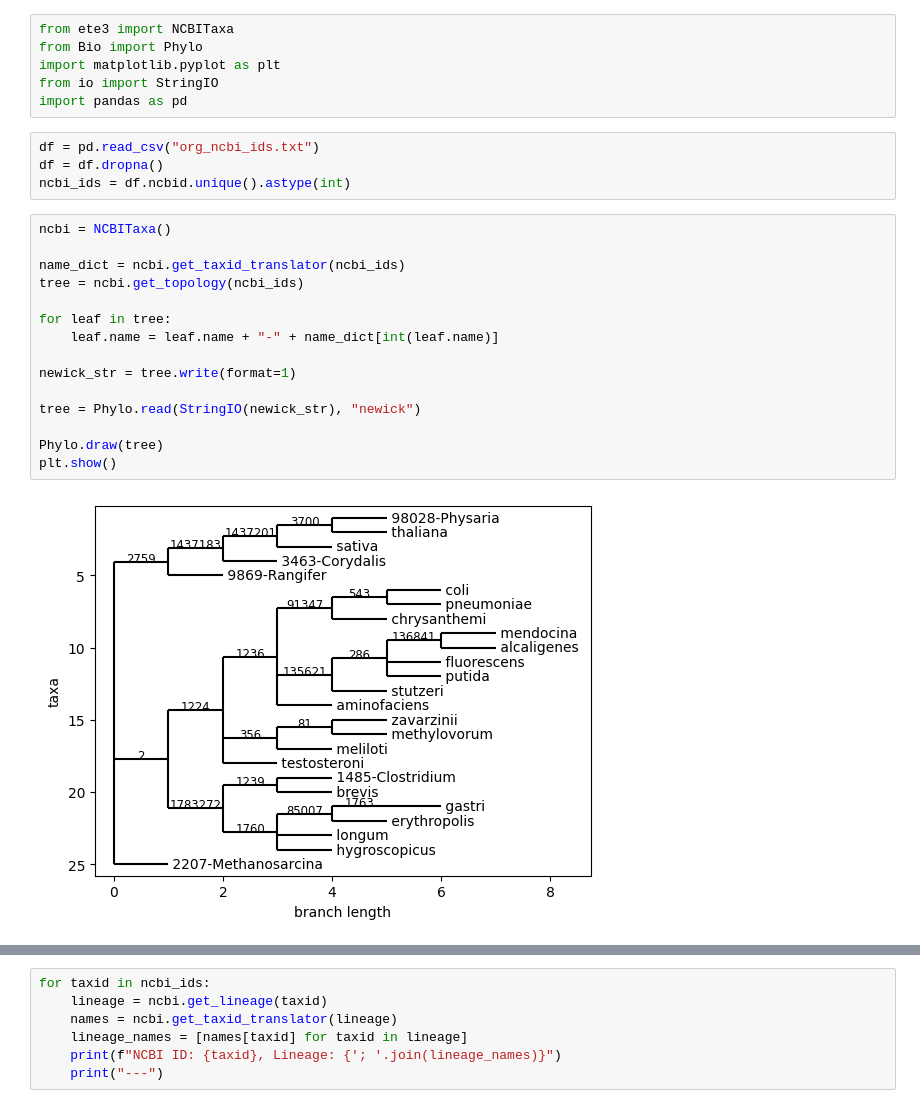
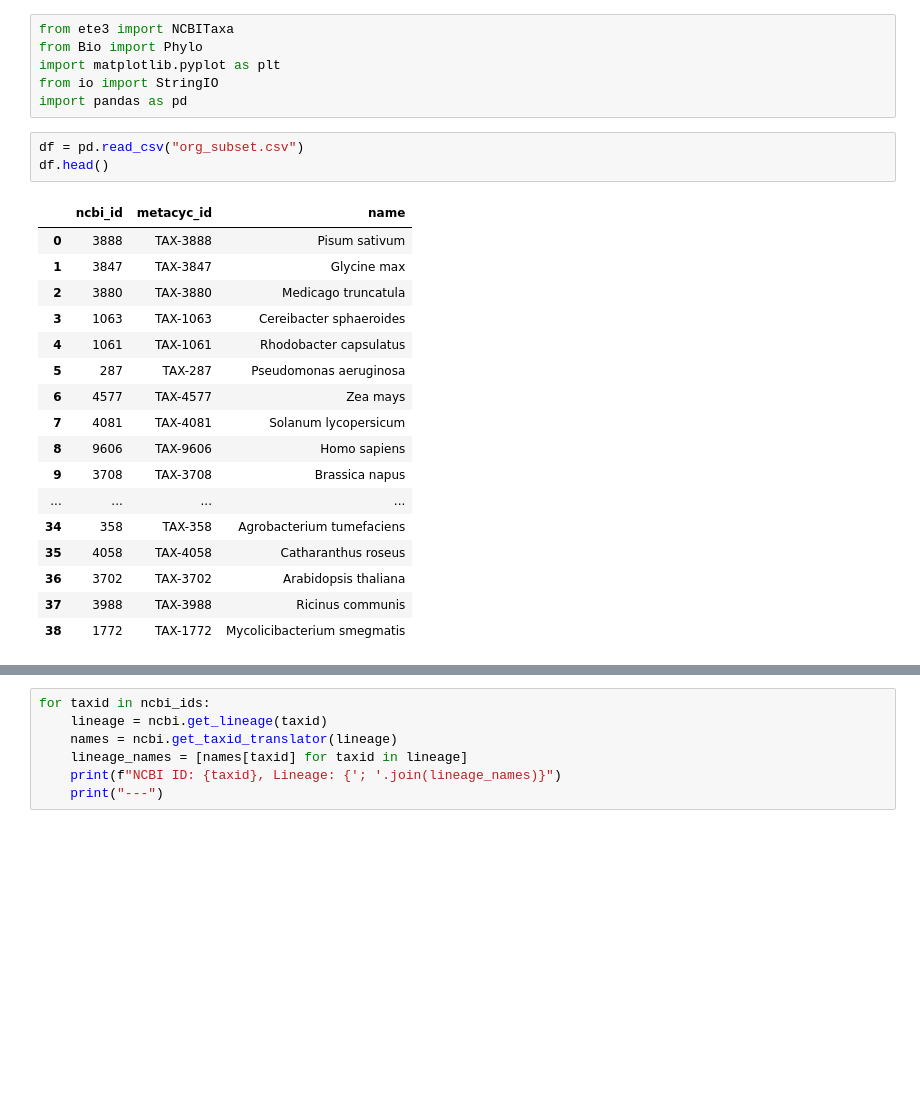
Before and after one commit to pweglik/data-exploration, a Jupyter notebook: projekt/trees.ipynb, the cells around one changed output, grey strips where cells are left out. Drawn from its saved outputs; the diff is of its cells as text; blank space fills up the shorter version.

```diff
--- a/projekt/trees.ipynb
+++ b/projekt/trees.ipynb
@@ -4,24 +4,24 @@ from Bio import Phylo
 import matplotlib.pyplot as plt
 from io import StringIO
 import pandas as pd
-# %%
-df = pd.read_csv("org_ncbi_ids.txt")
-df = df.dropna()
-ncbi_ids = df.ncbid.unique().astype(int)
-# %%
-ncbi = NCBITaxa()
-
-name_dict = ncbi.get_taxid_translator(ncbi_ids)
-tree = ncbi.get_topology(ncbi_ids)
-
-for leaf in tree:
-    leaf.name = leaf.name + "-" + name_dict[int(leaf.name)]
-
-newick_str = tree.write(format=1)
-
-tree = Phylo.read(StringIO(newick_str), "newick")
-
-Phylo.draw(tree)
-plt.show()
-# %% [output]
-[figure, removed]
+# %%
+df = pd.read_csv("org_subset.csv")
+df.head()
+# %% [output]
+|  | ncbi_id | metacyc_id | name |
+| 0 | 3888 | TAX-3888 | Pisum sativum |
+| 1 | 3847 | TAX-3847 | Glycine max |
+| 2 | 3880 | TAX-3880 | Medicago truncatula |
+| 3 | 1063 | TAX-1063 | Cereibacter sphaeroides |
+| 4 | 1061 | TAX-1061 | Rhodobacter capsulatus |
+| 5 | 287 | TAX-287 | Pseudomonas aeruginosa |
+| 6 | 4577 | TAX-4577 | Zea mays |
+| 7 | 4081 | TAX-4081 | Solanum lycopersicum |
+| 8 | 9606 | TAX-9606 | Homo sapiens |
+| 9 | 3708 | TAX-3708 | Brassica napus |
+| ... | ... | ... | ... |
+| 34 | 358 | TAX-358 | Agrobacterium tumefaciens |
+| 35 | 4058 | TAX-4058 | Catharanthus roseus |
+| 36 | 3702 | TAX-3702 | Arabidopsis thaliana |
+| 37 | 3988 | TAX-3988 | Ricinus communis |
+| 38 | 1772 | TAX-1772 | Mycolicibacterium smegmatis |
```
Also changed, not shown: parts of 1 cell of this notebook, 1 other file.
